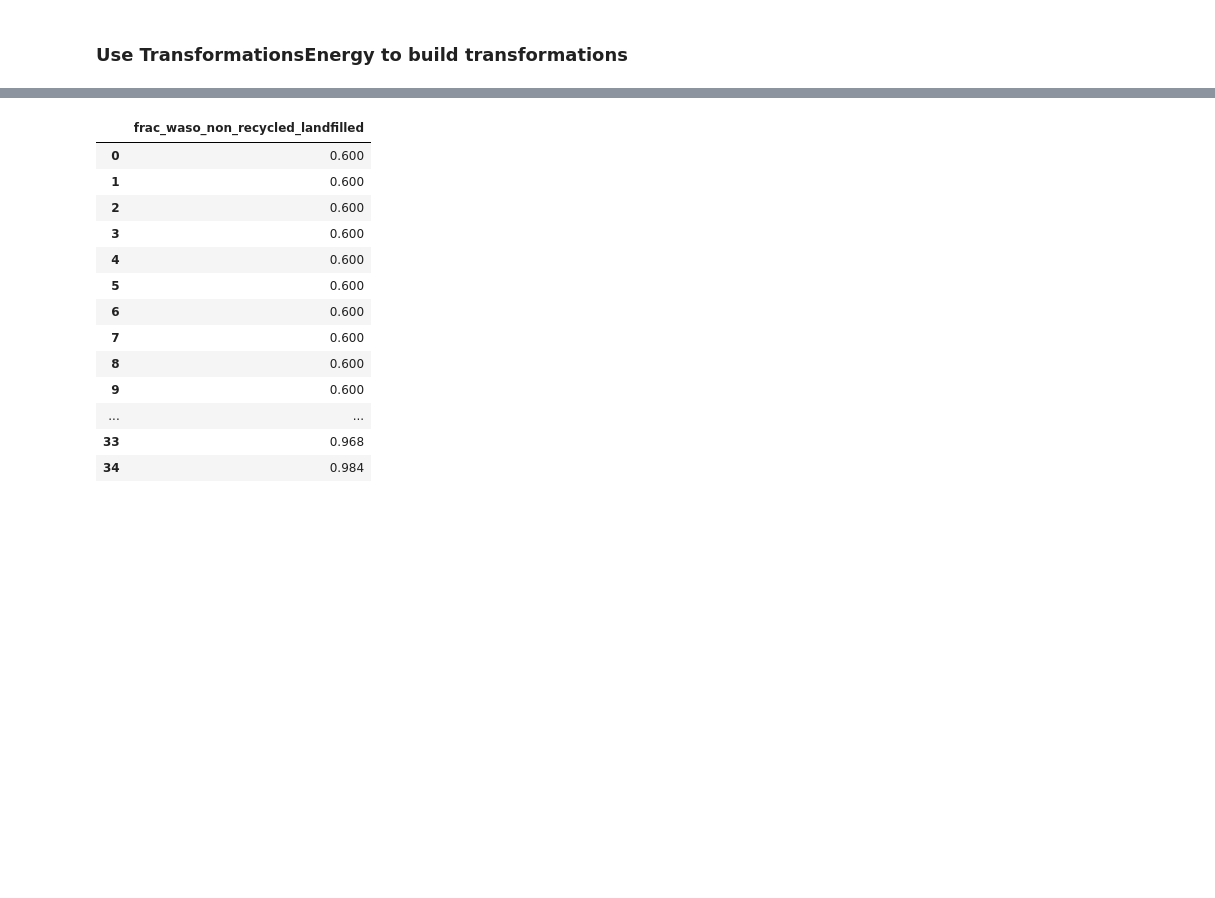
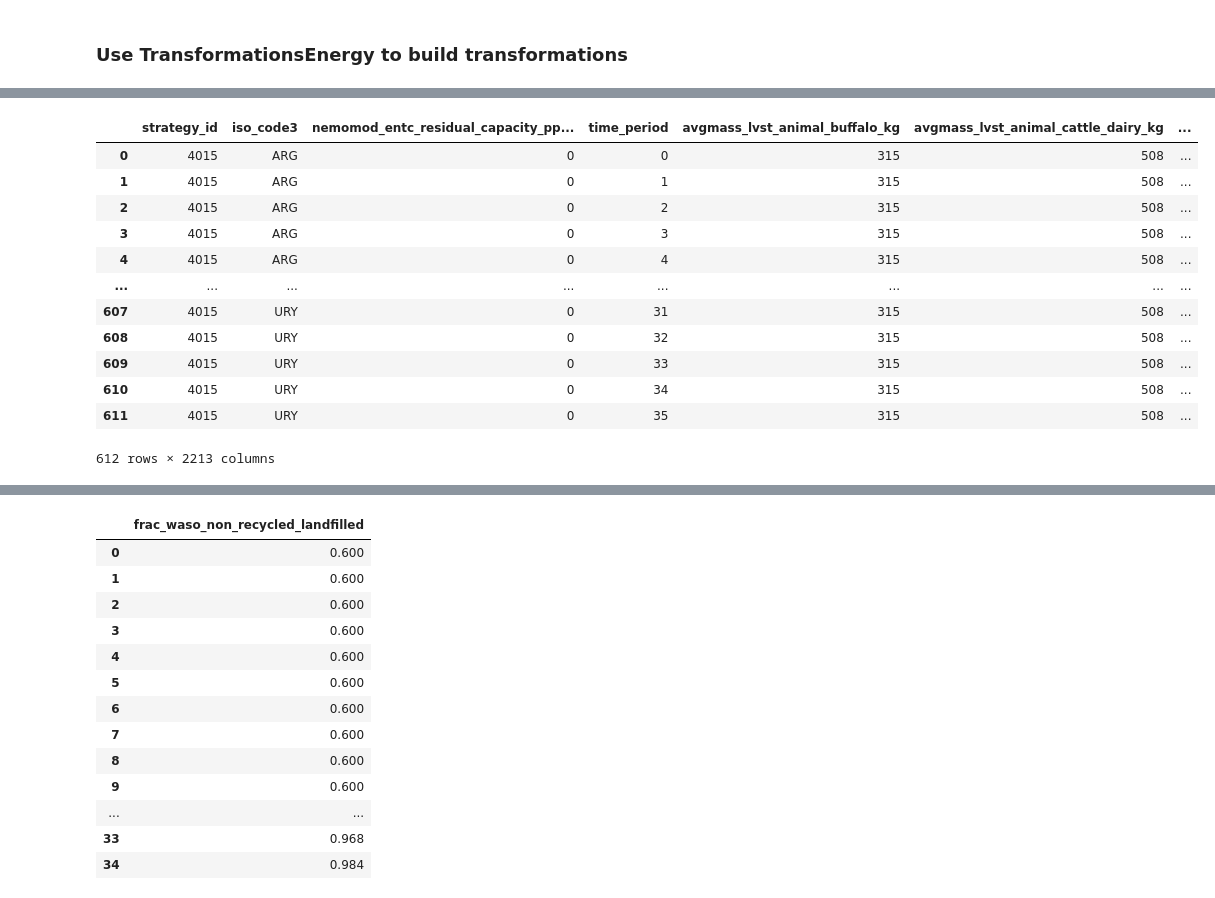
Before and after one commit to jarojasag/lac_decarbonization, a Jupyter notebook: python/build_transformations_energy.ipynb, the cells around one changed output, grey strips where cells are left out. Saved outputs shown, nothing was run; the diff lists cells and outputs as text; code cells hidden in the pictures; blank space fills up the shorter version.

```diff
--- a/python/build_transformations_energy.ipynb
+++ b/python/build_transformations_energy.ipynb
@@ -1271,0 +1425,16 @@ transformations_energy = dte.TransformationsEnergy(
+# %%
+df_out
+# %% [output]
+|  | strategy_id | iso_code3 | nemomod_entc_residual_capacity_pp... | time_period | avgmass_lvst_animal_buffalo_kg | avgmass_lvst_animal_cattle_dairy_kg | ... |
+| 0 | 4015 | ARG | 0 | 0 | 315 | 508 | ... |
+| 1 | 4015 | ARG | 0 | 1 | 315 | 508 | ... |
+| 2 | 4015 | ARG | 0 | 2 | 315 | 508 | ... |
+| 3 | 4015 | ARG | 0 | 3 | 315 | 508 | ... |
+| 4 | 4015 | ARG | 0 | 4 | 315 | 508 | ... |
+| ... | ... | ... | ... | ... | ... | ... | ... |
+| 607 | 4015 | URY | 0 | 31 | 315 | 508 | ... |
+| 608 | 4015 | URY | 0 | 32 | 315 | 508 | ... |
+| 609 | 4015 | URY | 0 | 33 | 315 | 508 | ... |
+| 610 | 4015 | URY | 0 | 34 | 315 | 508 | ... |
+| 611 | 4015 | URY | 0 | 35 | 315 | 508 | ... |
+612 rows × 2213 columns
```
Also changed, not shown: parts of 34 cells of this notebook, 23 other files.
